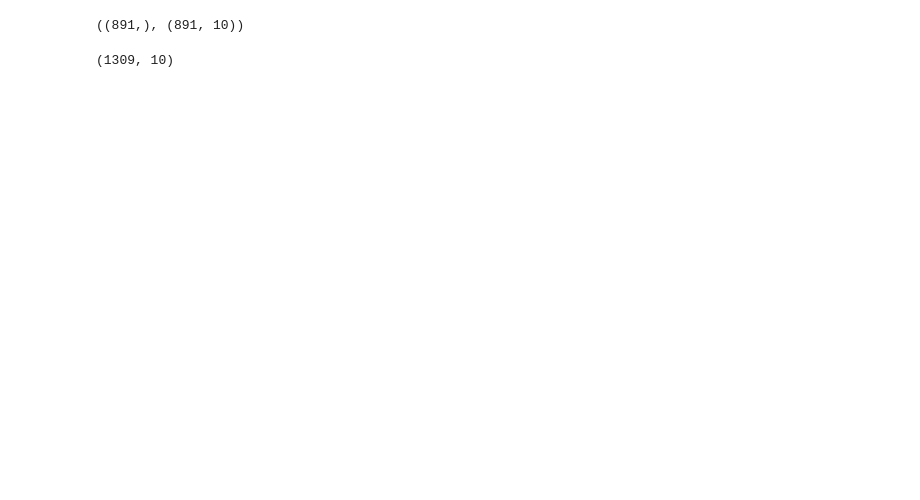
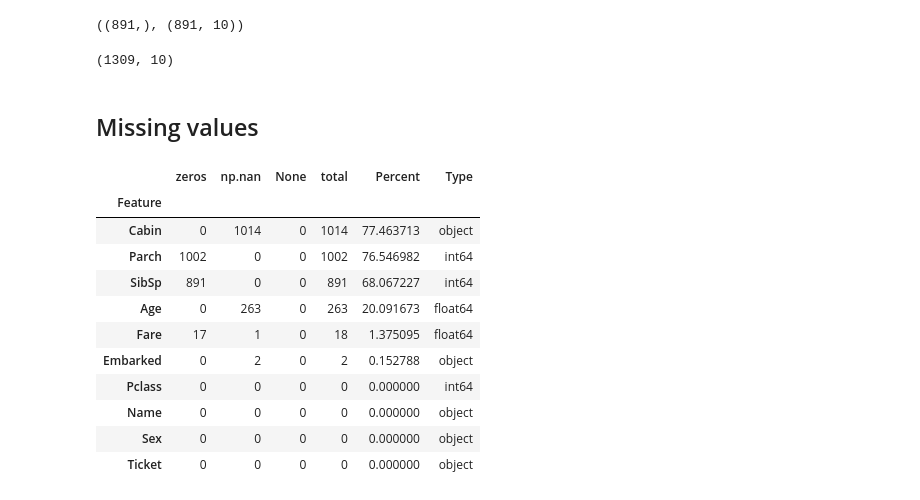
Before and after one commit to C-Kitching/Kaggle, a Jupyter notebook: titanic.ipynb, the cells around one changed output. Drawn from its saved outputs; the diff is of its cells as text; code cells hidden in the pictures; blank space fills up the shorter version.

```diff
--- a/titanic.ipynb
+++ b/titanic.ipynb
@@ -148,26 +156,41 @@ X.shape
+# %% [markdown]
+## Missing values
 # %%
 def percent_missing(data):
     """
     Characterise missing data in a dataframe
 
     Args:
         df (pandas dataframe) : dataframe we want to inspect
 
     Returns:
         miss_df()
     """
     miss_df = ((data == 0).sum()).to_frame()
     miss_df = miss_df.rename(columns = {0: 'zeros'})
     miss_df.index.name = 'Feature'
     miss_df['np.nan'] = (data.isnull()).sum()
     miss_df['None'] = (data == "None").sum()
     miss_df['total'] = miss_df['zeros'] + miss_df['np.nan'] + miss_df['None']
     miss_df['Percent'] = 100*miss_df['total']/len(data)
     miss_df['Type'] = [data[i].dtype for i in miss_df.index ]
     return miss_df.sort_values(ascending = False, by = 'Percent')
 
-#miss_all = percent_missing(X)
-#miss_all
+miss_all = percent_missing(X)
+miss_all
+# %% [output]
+|  | zeros | np.nan | None | total | Percent | Type |
+| Feature |  |  |  |  |  |  |
+| Cabin | 0 | 1014 | 0 | 1014 | 77.463713 | object |
+| Parch | 1002 | 0 | 0 | 1002 | 76.546982 | int64 |
+| SibSp | 891 | 0 | 0 | 891 | 68.067227 | int64 |
+| Age | 0 | 263 | 0 | 263 | 20.091673 | float64 |
+| Fare | 17 | 1 | 0 | 18 | 1.375095 | float64 |
+| Embarked | 0 | 2 | 0 | 2 | 0.152788 | object |
+| Pclass | 0 | 0 | 0 | 0 | 0.000000 | int64 |
+| Name | 0 | 0 | 0 | 0 | 0.000000 | object |
+| Sex | 0 | 0 | 0 | 0 | 0.000000 | object |
+| Ticket | 0 | 0 | 0 | 0 | 0.000000 | object |
 # %%
 def handle_missing(X):
     # drop useless columns
```
Also changed, not shown: parts of 14 cells of this notebook.
